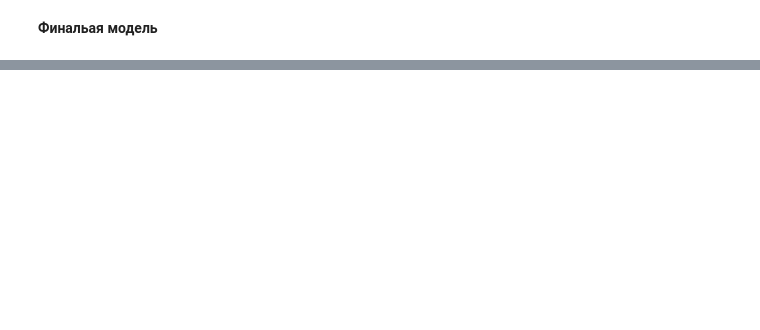
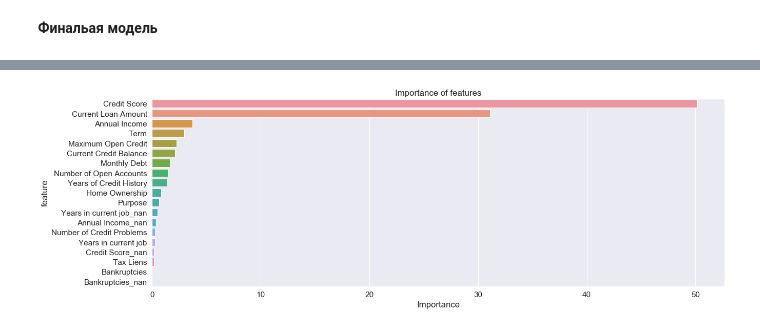
Before and after one commit to ShadarRim/gbpythonlibsadd, a Jupyter notebook: HW Lesson.ipynb, the cells around one changed output, grey strips where cells are left out. Saved outputs shown, nothing was run; the diff lists cells and outputs as text; code cells hidden in the pictures; blank space fills up the shorter version.

```diff
--- a/HW Lesson.ipynb
+++ b/HW Lesson.ipynb
@@ -171,3 +216,18 @@ def balance_df_by_target(df, target_name):
+# %%
+def show_feature_importances(feature_names, feature_importances, get_top=None):
+    feature_importances = pd.DataFrame({'feature': feature_names, 'importance': feature_importances})
+    feature_importances = feature_importances.sort_values('importance', ascending=False)
+
+    plt.figure(figsize = (20, len(feature_importances) * 0.355))
+
+    sns.barplot(feature_importances['importance'], feature_importances['feature'])
+
+    plt.xlabel('Importance')
+    plt.title('Importance of features')
+    plt.show()
+
+    if get_top is not None:
+        return feature_importances['feature'][:get_top].tolist()
 # %% [markdown]
 **Пути к директориям и файлам**
 # %%
@@ -757,0 +849,4 @@ Credit Default
+# %%
+important_features_top = show_feature_importances(X_train[number_features + cat_features].columns, model_catb_f.feature_importances_, get_top=15)
+# %% [output]
+[figure, added]
```
Also changed, not shown: parts of 23 cells of this notebook, 16 other files.
